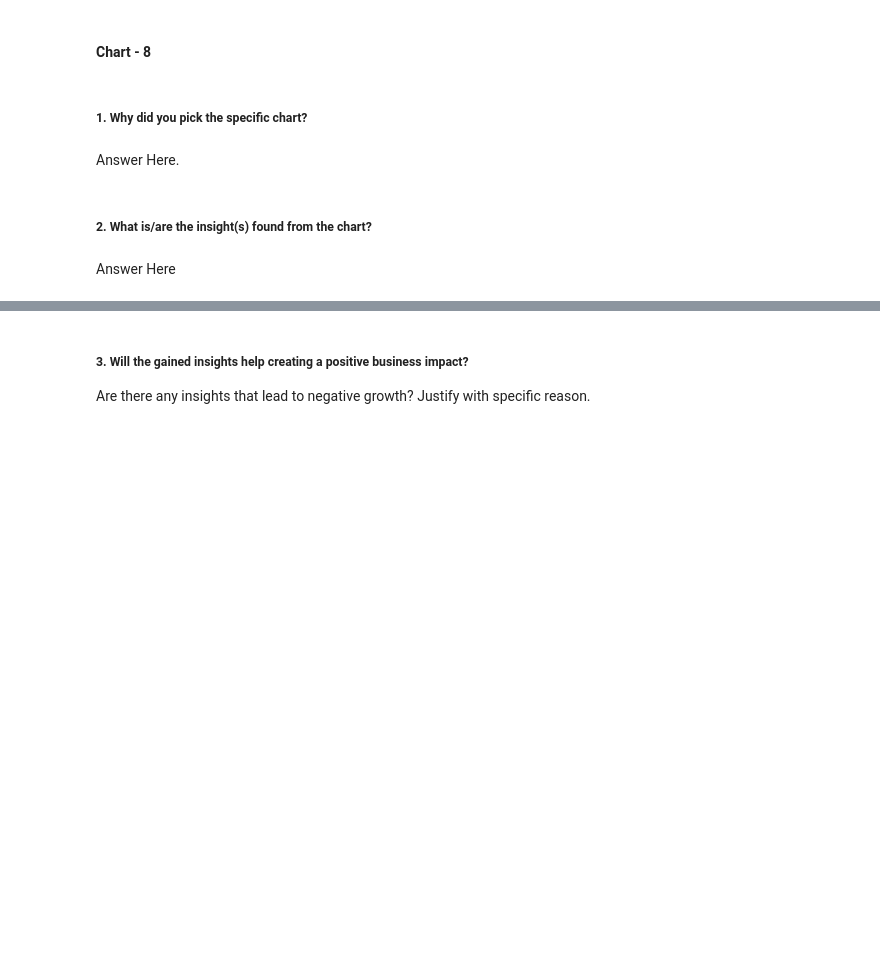
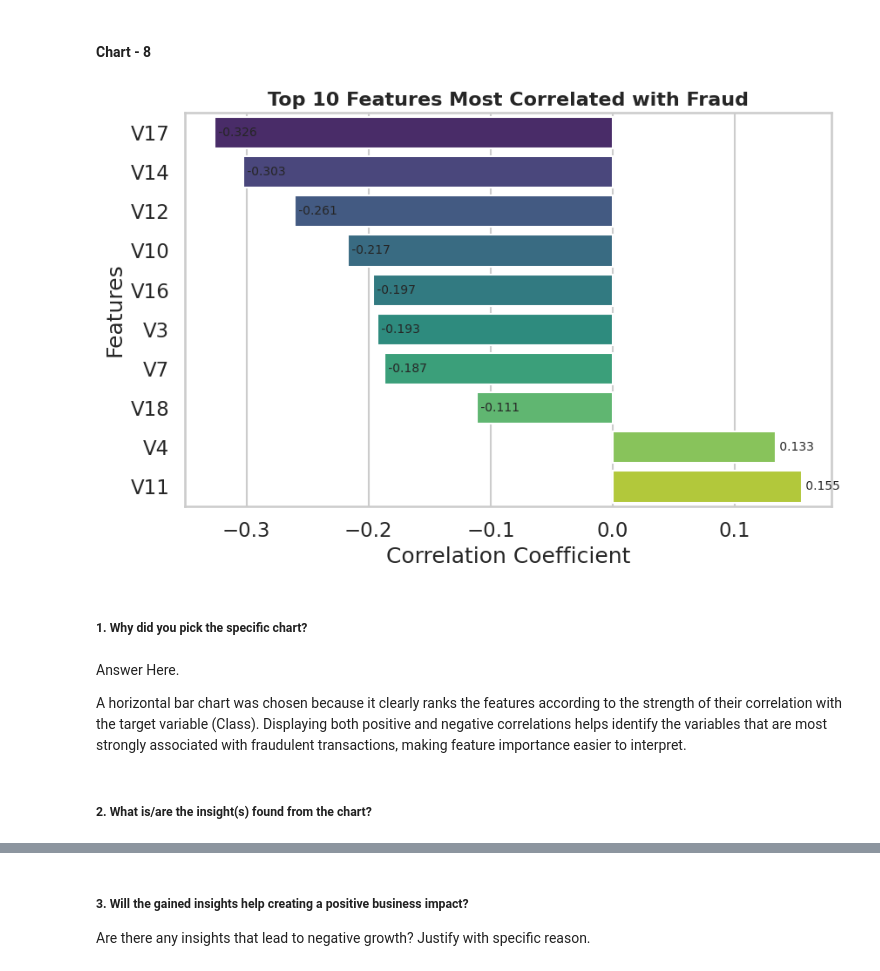
Before and after one commit to Krishna-matic/Credit-Card-Fraud-Detection-EDA, a Jupyter notebook: EDA_Submission_Template(1).ipynb, the cells around one changed output, grey strips where cells are left out. Cells and saved outputs as stored; diff of their text form; code cells hidden in the pictures; blank space fills up the shorter version.

Commit message:
Chart 8 Added

```diff
--- a/EDA_Submission_Template(1).ipynb
+++ b/EDA_Submission_Template(1).ipynb
@@ -747,8 +745,46 @@ The analysis indicates that transaction time alone is not a reliable indicator o
+# %%
+# Correlation with target variable
+corr = df.corr()['Class'].drop('Class')
+# Select top 10 strongest correlations (absolute values)
+top_corr = corr.loc[corr.abs().sort_values(ascending=False).head(10).index]
+top_corr = top_corr.sort_values()
+# Set theme
+sns.set_theme(style="whitegrid", context="talk")
+# Create figure
+plt.figure(figsize=(9,6))
+# Horizontal Bar Chart
+ax = sns.barplot(
+    x=top_corr.values,
+    y=top_corr.index,
+    hue=top_corr.index,
+    palette="viridis",
+    legend=False
+)
+# Add correlation values
+for i, value in enumerate(top_corr.values):
+    ax.text(
+        value,
+        i,
+        f' {value:.3f}',
+        va='center',
+        fontsize=10
+    )
+plt.title(
+    "Top 10 Features Most Correlated with Fraud",
+    fontsize=16,
+    fontweight='bold'
+)
+plt.xlabel("Correlation Coefficient")
+plt.ylabel("Features")
+plt.tight_layout()
+plt.show()
+# %% [output]
+[figure, added]
 # %% [markdown]
 ##### 1. Why did you pick the specific chart?
-# %% [markdown]
-Answer Here.
+# %% [markdown]
+Answer Here.
+
+A horizontal bar chart was chosen because it clearly ranks the features according to the strength of their correlation with the target variable (Class). Displaying both positive and negative correlations helps identify the variables that are most strongly associated with fraudulent transactions, making feature importance easier to interpret.
 # %% [markdown]
 ##### 2. What is/are the insight(s) found from the chart?
-# %% [markdown]
-Answer Here
```
Also changed, not shown: parts of 4 cells of this notebook.
